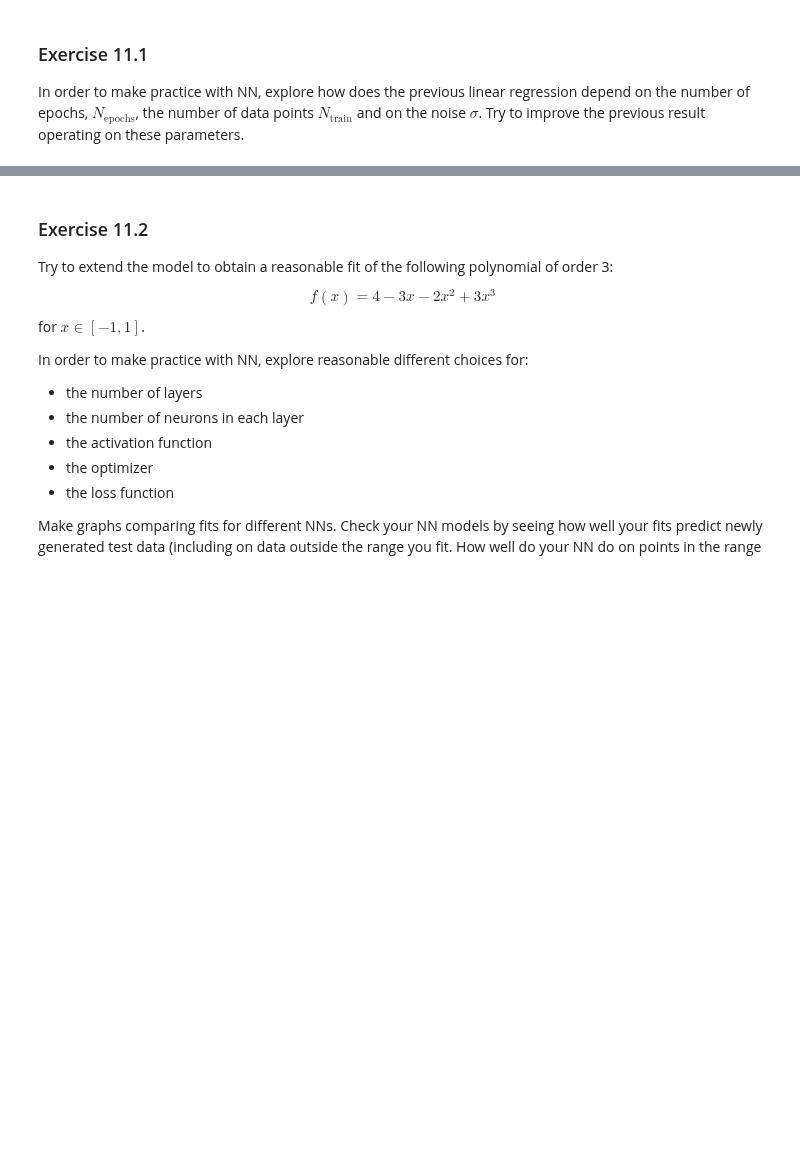
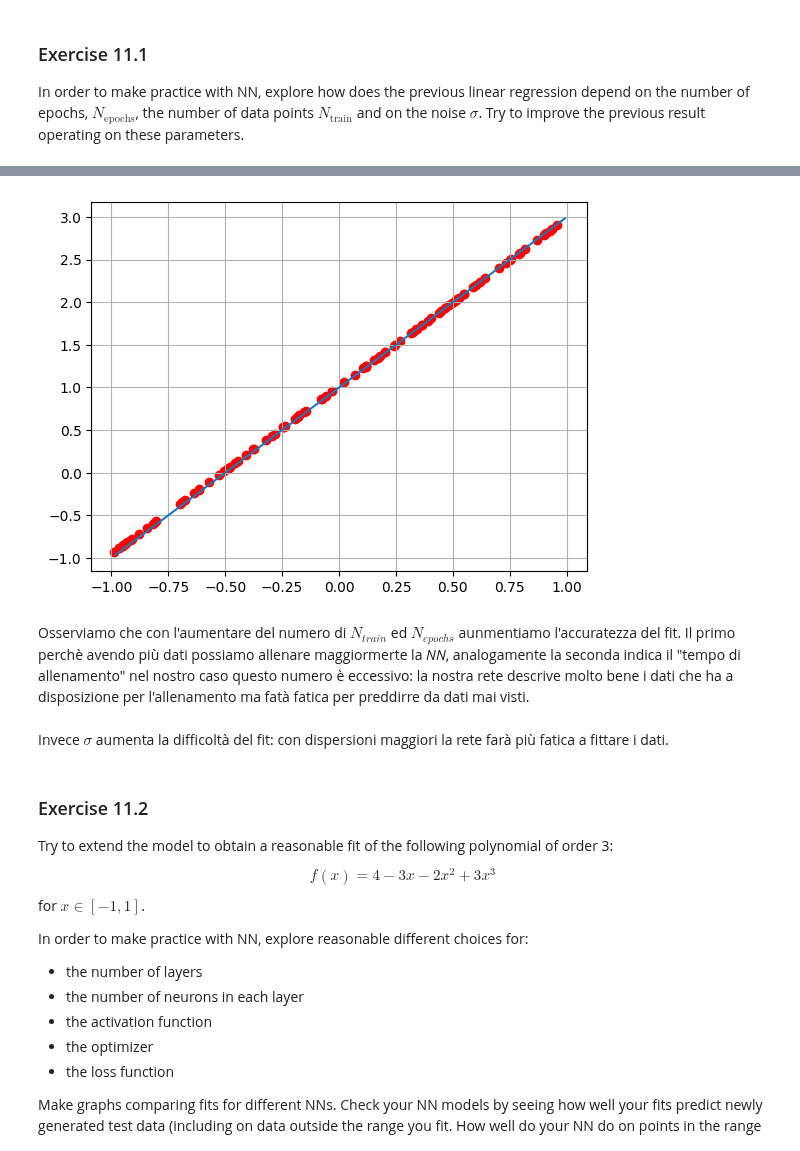
Before and after one commit to sergio-egm/lsn_delivery_exercises, a Jupyter notebook: es11/LSN_Exercises_11.ipynb, the cells around one changed output, grey strips where cells are left out. Cells and saved outputs as stored; diff of their text form; code cells hidden in the pictures; blank space fills up the shorter version.

```diff
--- a/es11/LSN_Exercises_11.ipynb
+++ b/es11/LSN_Exercises_11.ipynb
@@ -212,0 +277,8 @@ In order to make practice with NN, explore how does the previous linear regressi
+# %%
+x_predicted = np.random.uniform(-1, 1, 100)
+y_predicted = model.predict(x_predicted)
+plt.scatter(x_predicted, y_predicted,color='r')
+plt.plot(x_valid, y_target)
+plt.grid(True)
+plt.show()
+# %% [output]
@@ -213,3 +286,8 @@ In order to make practice with NN, explore how does the previous linear regressi
+[figure, added]
+# %% [markdown]
+Osserviamo che con l'aumentare del numero di $N_{train}$ ed $N_{epochs}$ aunmentiamo l'accuratezza del fit. Il primo perchè avendo più dati possiamo allenare maggiormerte la *NN*, analogamente la seconda indica il "tempo di allenamento" nel nostro caso questo numero è eccessivo: la nostra rete descrive molto bene i dati che ha a disposizione per l'allenamento ma fatà fatica per preddirre da dati mai visti.
+# %% [markdown]
+Invece $\sigma$ aumenta la difficoltà del fit: con dispersioni maggiori la rete farà più fatica a fittare i dati.
 # %% [markdown]
 ### Exercise 11.2
 
```
Also changed, not shown: parts of 31 cells of this notebook.
